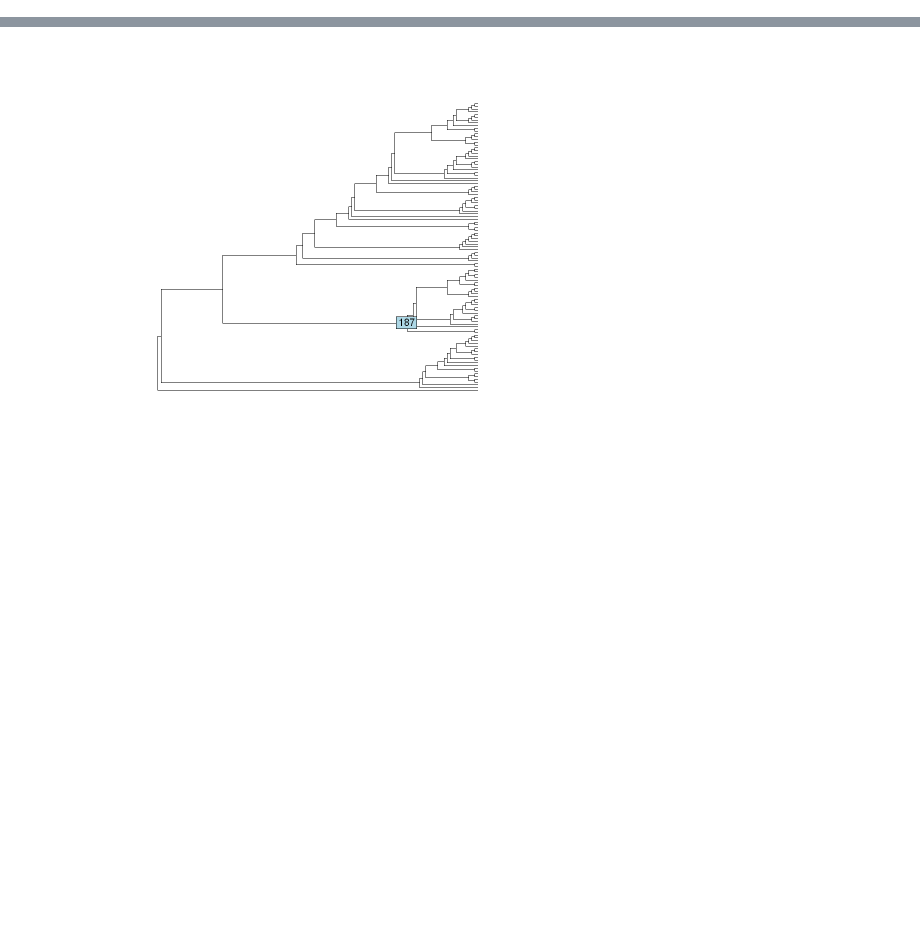
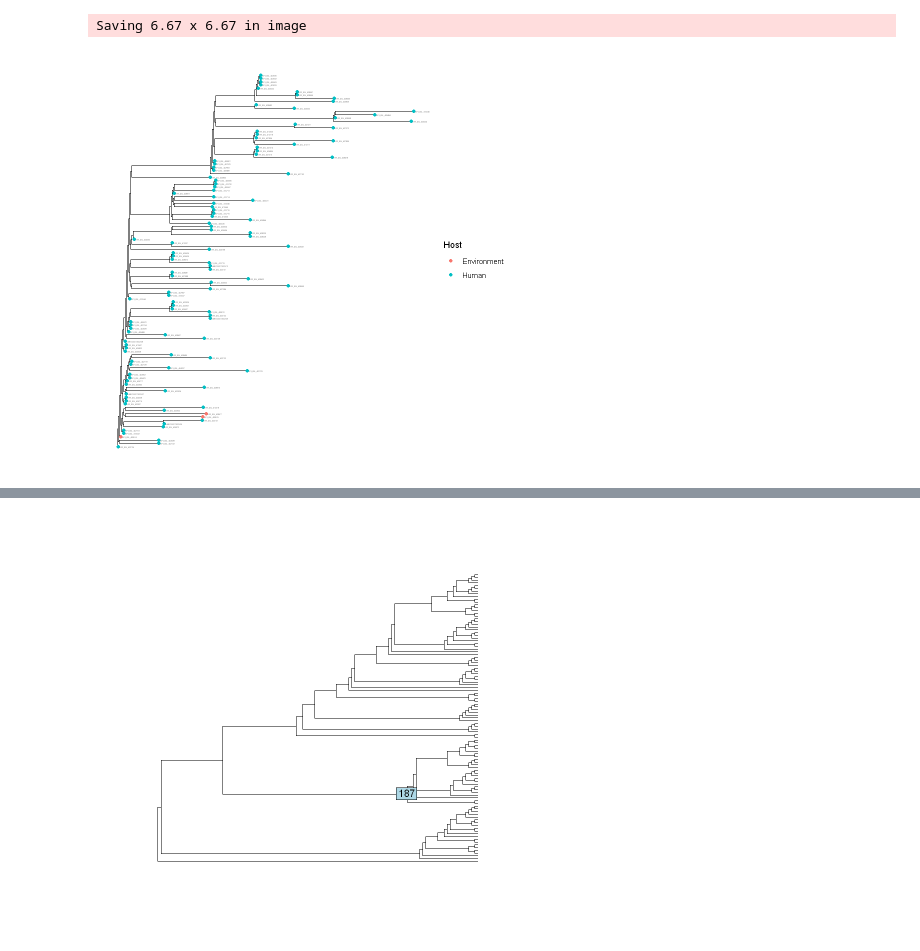
Before and after one commit to Takkoona/SARS-CoV-2, a Jupyter notebook: 3_genotyping.ipynb, the cells around one changed output, grey strips where cells are left out. Drawn from its saved outputs; the diff is of its cells as text; code cells hidden in the pictures; blank space fills up the shorter version.

```diff
--- a/3_genotyping.ipynb
+++ b/3_genotyping.ipynb
@@ -13,2 +8,14 @@ tree <- read.tree(file.path(genomeTreeDir, "RAxML_bestTree.GTRGAMMA"))
+# %%
+tree <- read.tree(file.path(genomeTreeDir, "RAxML_bestTree.GTRGAMMA"))
+info <- read.csv(file.path(dataDir, "info.csv"))
+p <- ggtree(tree)
+p <- p %<+% info +
+    geom_tiplab(size = 0.75) +
+    geom_tippoint(aes(color=Host))
+p
+ggsave(filename = "Figures/tree.png", p)
+# %% [output]
+Saving 6.67 x 6.67 in image
+[figure, added]
 # %%
 plot(ladderize(tree, FALSE), show.tip.label = FALSE)
```
Also changed, not shown: parts of 12 cells of this notebook, 56 other files.
